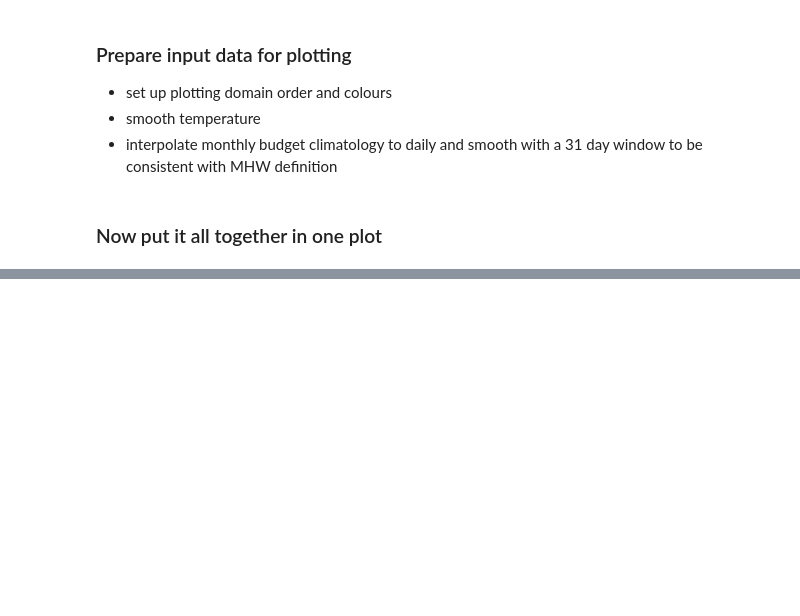
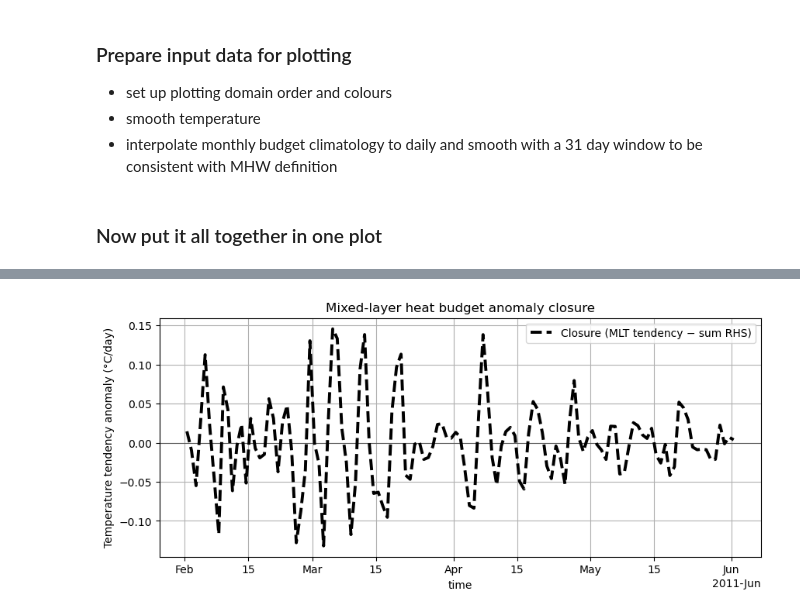
Before and after one commit to rmholmes/access-om2-sst-budget, a Jupyter notebook: MHW_example_analysis.ipynb, the cells around one changed output, grey strips where cells are left out. Saved outputs shown, nothing was run; the diff lists cells and outputs as text; code cells hidden in the pictures; blank space fills up the shorter version.

```diff
--- a/MHW_example_analysis.ipynb
+++ b/MHW_example_analysis.ipynb
@@ -599,2 +643,27 @@ plt.savefig("/home/561/nm5072/access-om2-sst-budget/SO_MHW_combined_figure.png",
 # %%
-pwd
+fig, ax = plt.subplots(figsize=(10, 4))
+
+# ---- compute closure: LHS - RHS ----
+rhs_terms = [name for name in order if name != 'MLT tendency']
+
+closure = anom_smooth_win['MLT tendency']
+for name in rhs_terms:
+    closure = closure - anom_win[name]
+
+# ---- plot closure ----
+closure.plot(
+    ax=ax,
+    color='k',
+    linewidth=2.8,
+    linestyle='--',
+    label='Closure (MLT tendency − sum RHS)'
+)
+
+# ---- cosmetics ----
+ax.axhline(0, color='k', linewidth=0.8, alpha=0.5)
+ax.set_ylabel('Temperature tendency anomaly (°C/day)')
+ax.set_title('Mixed-layer heat budget anomaly closure')
+ax.legend(ncol=2)
+ax.grid(True)
+# %% [output]
+[figure, added]
```
Also changed, not shown: parts of 12 cells of this notebook.
